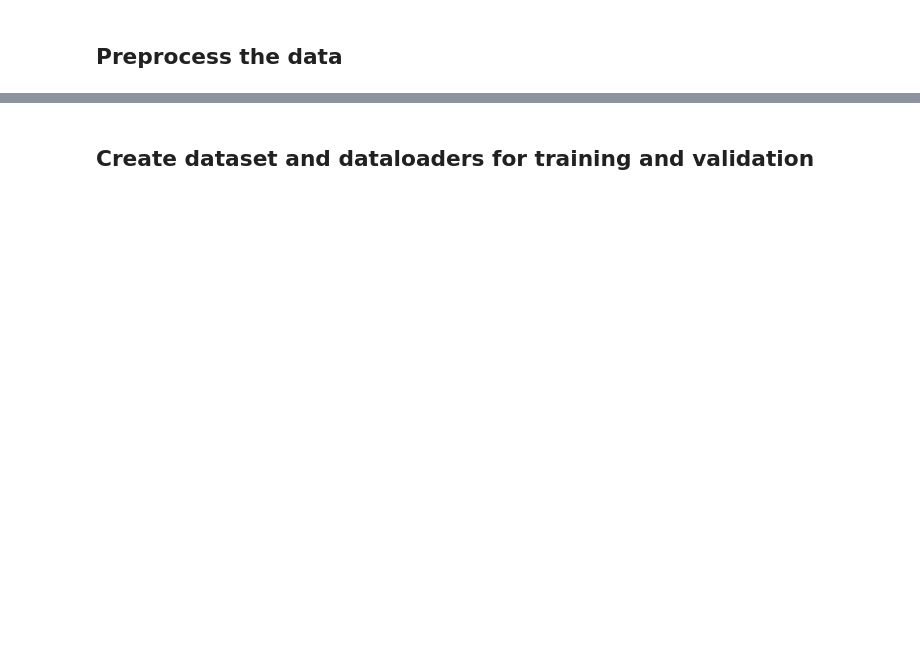
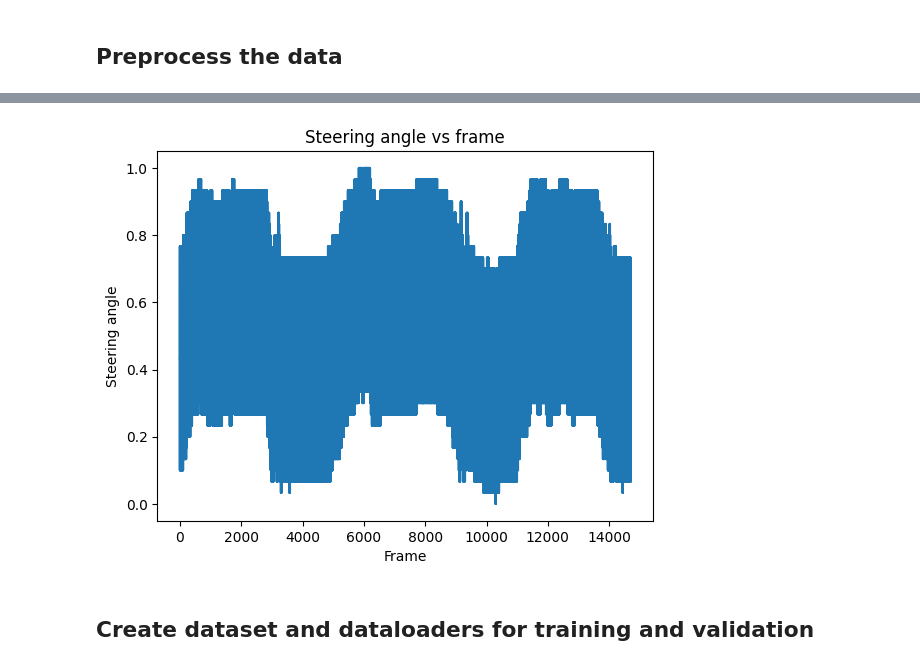
Before and after one commit to curroramos/Self_Driving_ROAR, a Jupyter notebook: train.ipynb, the cells around one changed output, grey strips where cells are left out. Saved outputs shown, nothing was run; the diff lists cells and outputs as text; code cells hidden in the pictures; blank space fills up the shorter version.

```diff
--- a/train.ipynb
+++ b/train.ipynb
@@ -100,3 +93,32 @@ Number of samples after filtering: 1045
+# %%
+# Print a plot of the steering angle vs the image
+figure = plt.figure()
+plt.title('Steering angle vs frame')
+plt.plot(labels_norm)
+plt.xlabel('Frame')
+plt.ylabel('Steering angle')
+plt.show()
+
+# # Make the steering angle smoother
+# labels_norm_smooth = np.convolve(labels_norm, np.ones((75))/75, mode='valid')
+
+
+# # Print a plot of the steering angle vs the image
+# figure = plt.figure()
+# plt.title('Steering angle vs frame after smoothing')
+# plt.plot(labels_norm_smooth)
+# plt.xlabel('Frame')
+# plt.ylabel('Steering angle')
+# plt.show()
+
+# # Steering angle histogram
+# plt.hist(labels_norm_smooth, bins=100)
+# plt.title('Steering angle histogram after smoothing')
+# plt.xlabel('Steering angle')
+# plt.ylabel('Number of Images')
+# plt.show()
+# %% [output]
+[figure, added]
 # %% [markdown]
 ## Create dataset and dataloaders for training and validation
 # %%
```
Also changed, not shown: parts of 35 cells of this notebook, 4 other files.
